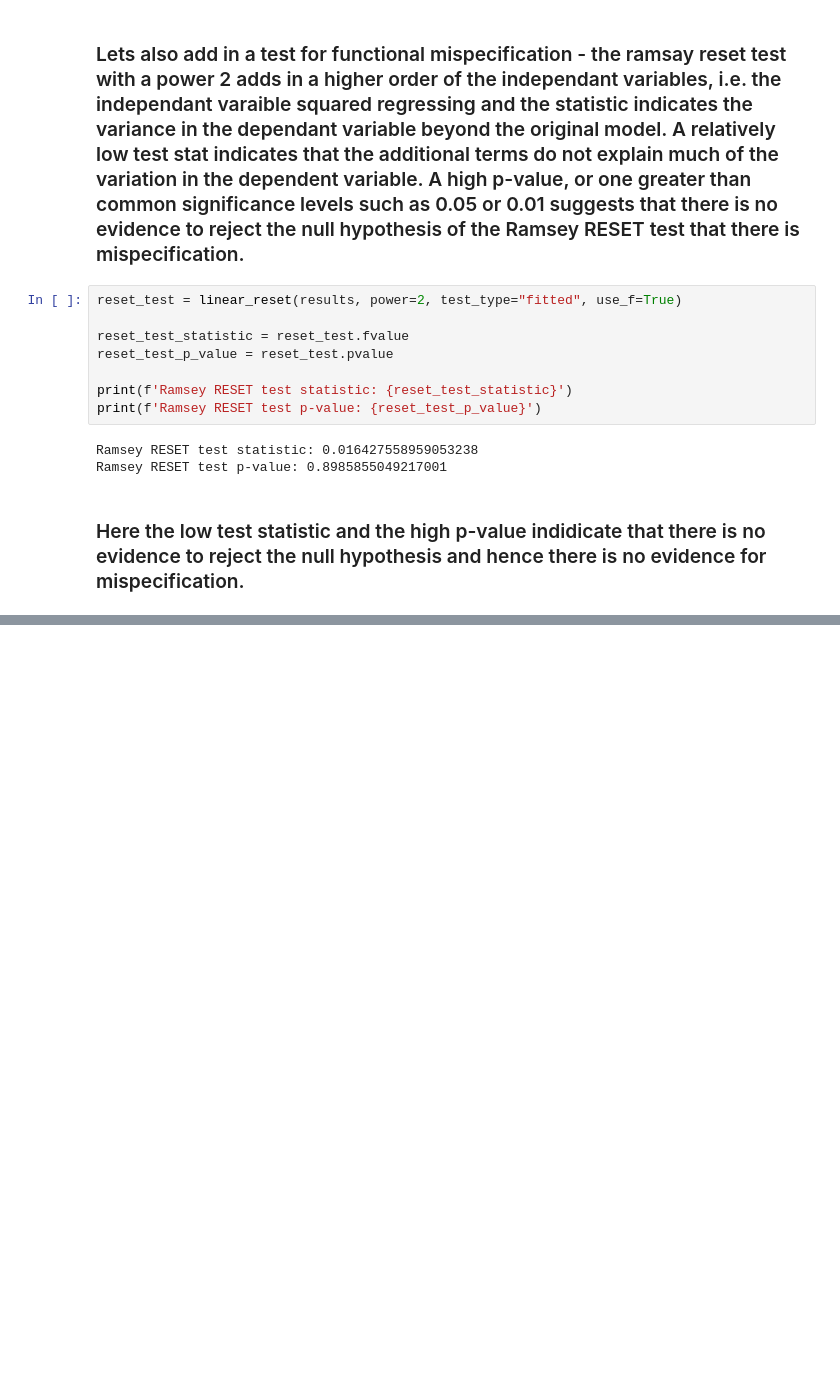
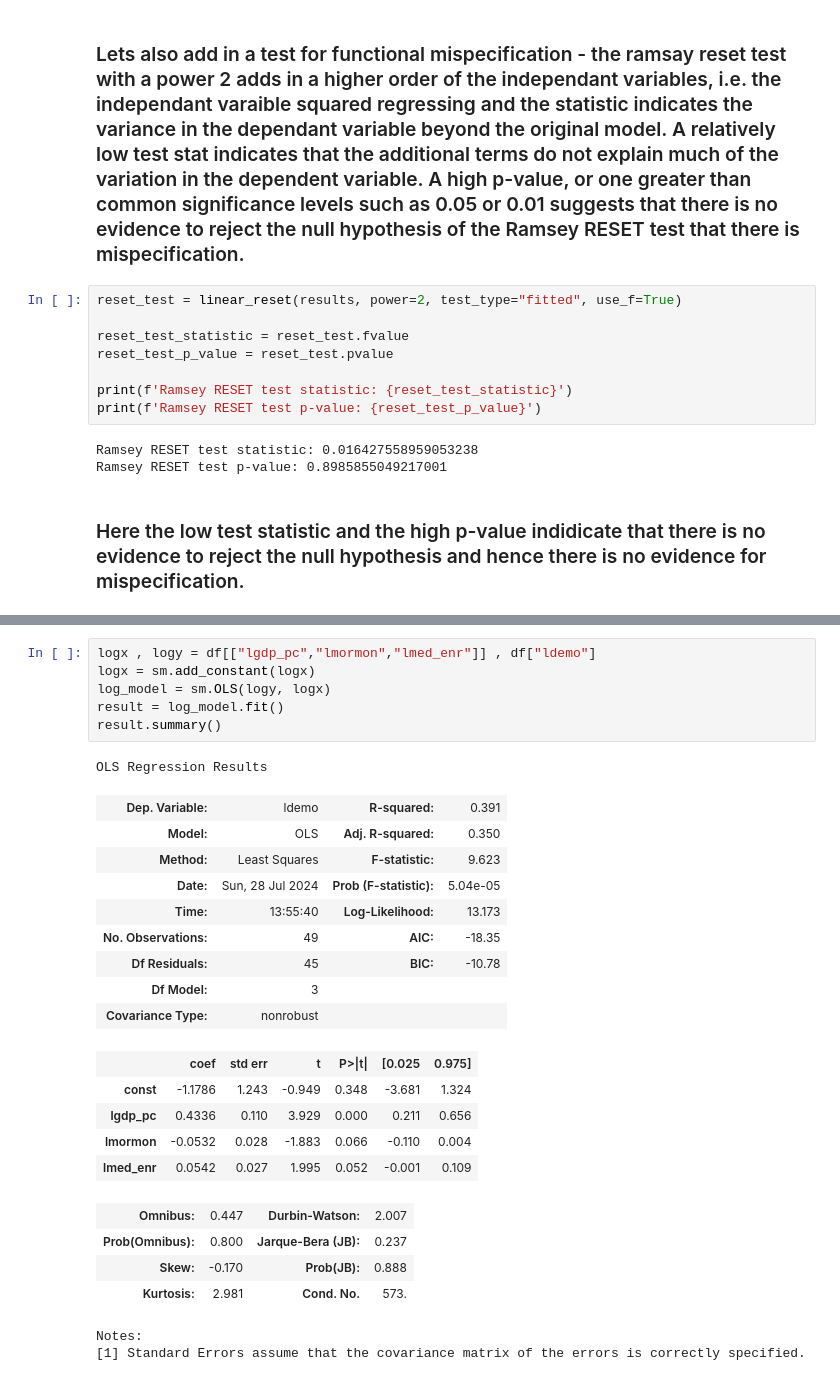
Before and after one commit to tomdoris/Econometrics_Problem-Set-3, a Jupyter notebook: Econometrics undergrad_Problem set 3.ipynb, the cells around one changed output, grey strips where cells are left out. Saved outputs shown, nothing was run; the diff lists cells and outputs as text; blank space fills up the shorter version.

```diff
--- a/Econometrics undergrad_Problem set 3.ipynb
+++ b/Econometrics undergrad_Problem set 3.ipynb
@@ -182,0 +209,28 @@ Ramsey RESET test p-value: 0.8985855049217001
+# %%
+logx , logy = df[["lgdp_pc","lmormon","lmed_enr"]] , df["ldemo"]
+logx = sm.add_constant(logx)
+log_model = sm.OLS(logy, logx)
+result = log_model.fit()
+result.summary()
+# %% [output]
+OLS Regression Results
+| Dep. Variable: | ldemo | R-squared: | 0.391 |
+| Model: | OLS | Adj. R-squared: | 0.350 |
+| Method: | Least Squares | F-statistic: | 9.623 |
+| Date: | Sun, 28 Jul 2024 | Prob (F-statistic): | 5.04e-05 |
+| Time: | 13:55:40 | Log-Likelihood: | 13.173 |
+| No. Observations: | 49 | AIC: | -18.35 |
+| Df Residuals: | 45 | BIC: | -10.78 |
+| Df Model: | 3 |  |  |
+| Covariance Type: | nonrobust |  |  |
+|  | coef | std err | t | P>|t| | [0.025 | 0.975] |
+| const | -1.1786 | 1.243 | -0.949 | 0.348 | -3.681 | 1.324 |
+| lgdp_pc | 0.4336 | 0.110 | 3.929 | 0.000 | 0.211 | 0.656 |
+| lmormon | -0.0532 | 0.028 | -1.883 | 0.066 | -0.110 | 0.004 |
+| lmed_enr | 0.0542 | 0.027 | 1.995 | 0.052 | -0.001 | 0.109 |
+| Omnibus: | 0.447 | Durbin-Watson: | 2.007 |
+| Prob(Omnibus): | 0.800 | Jarque-Bera (JB): | 0.237 |
+| Skew: | -0.170 | Prob(JB): | 0.888 |
+| Kurtosis: | 2.981 | Cond. No. | 573. |
+Notes:
+[1] Standard Errors assume that the covariance matrix of the errors is correctly specified.
```
Also changed, not shown: parts of 14 cells of this notebook.
